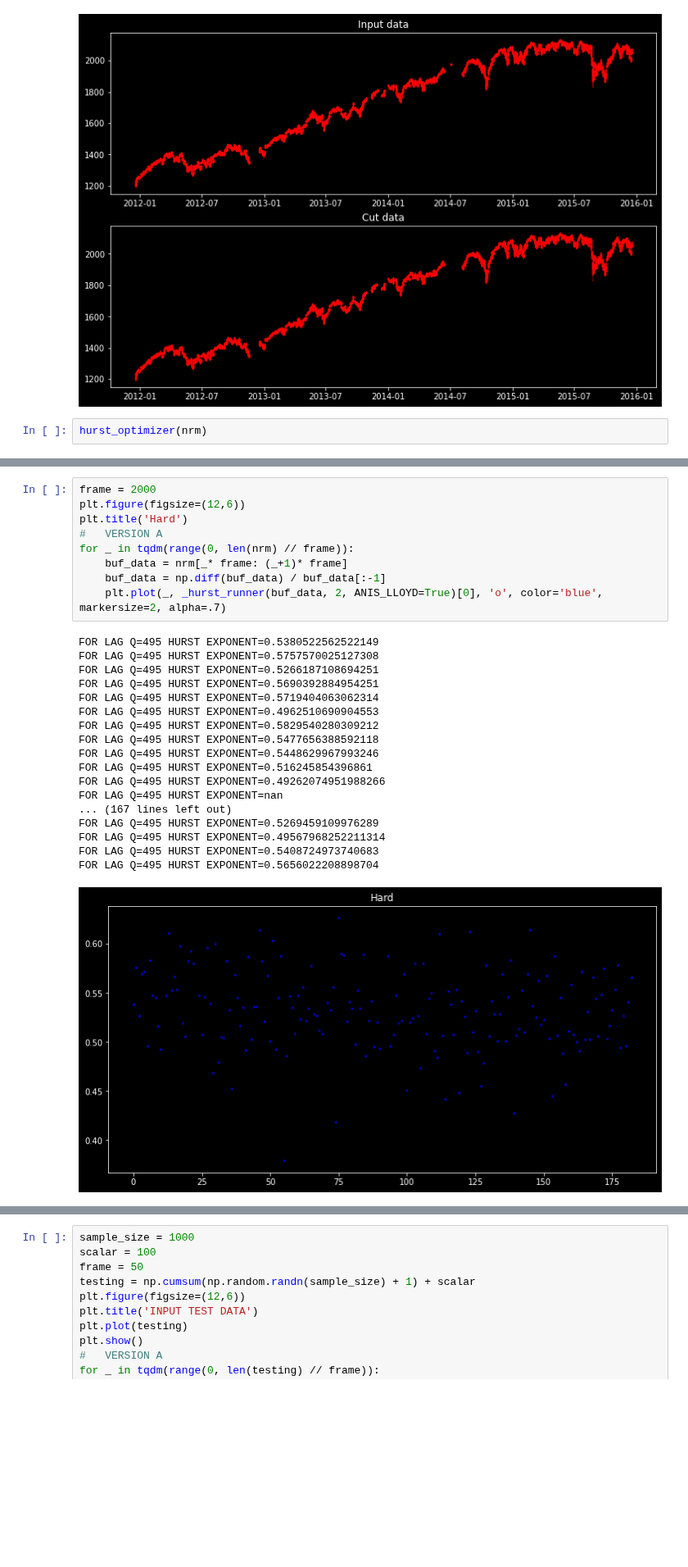
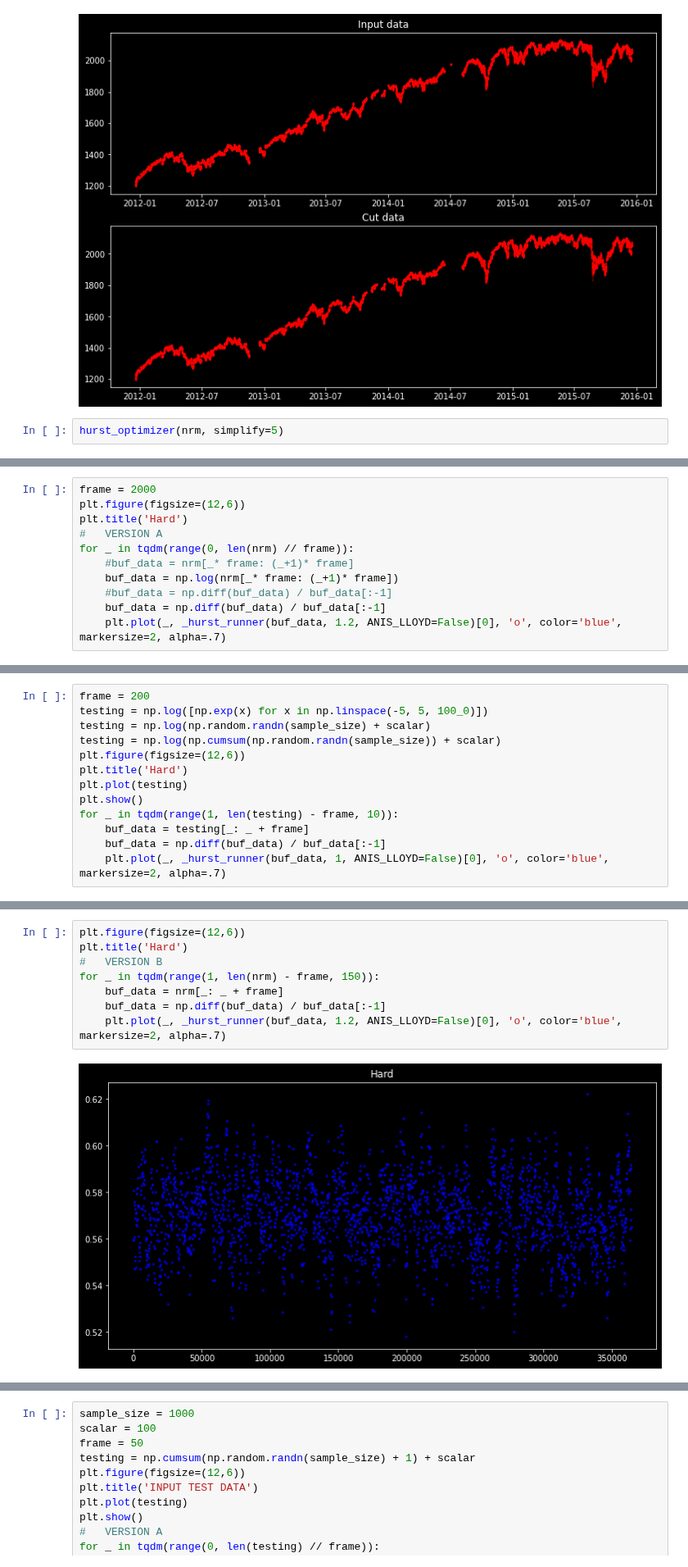
Before and after one commit to Molozey/algo-andrii, a Jupyter notebook: Andrii/folder_15/Hurst exponent.ipynb, the cells around one changed output, grey strips where cells are left out. Shown at 82% size. Saved outputs shown, nothing was run; the diff lists cells and outputs as text; blank space fills up the shorter version.

Commit message:
Create: Hurst test

```diff
--- a/Andrii/folder_15/Hurst exponent.ipynb
+++ b/Andrii/folder_15/Hurst exponent.ipynb
@@ -226,5 +226,5 @@ nrm = normalize_data(data).close.values
 Duplicates at 6.18% of data
 [figure]
 # %%
-hurst_optimizer(nrm)
+hurst_optimizer(nrm, simplify=5)
 # %% [output]
@@ -231,0 +232,11 @@ hurst_optimizer(nrm)
+# %%
+frame = 2000
+plt.figure(figsize=(12,6))
+plt.title('Hard')
+#   VERSION A
+for _ in tqdm(range(0, len(nrm) // frame)):
+    #buf_data = nrm[_* frame: (_+1)* frame]
+    buf_data = np.log(nrm[_* frame: (_+1)* frame])
+    #buf_data = np.diff(buf_data) / buf_data[:-1]
+    buf_data = np.diff(buf_data) / buf_data[:-1]
+    plt.plot(_, _hurst_runner(buf_data, 1.2, ANIS_LLOYD=False)[0], 'o', color='blue', markersize=2, alpha=.7)
@@ -231,0 +245,13 @@ hurst_optimizer(nrm)
+# %%
+frame = 200
+testing = np.log([np.exp(x) for x in np.linspace(-5, 5, 100_0)])
+testing = np.log(np.random.randn(sample_size) + scalar)
+testing = np.log(np.cumsum(np.random.randn(sample_size)) + scalar)
+plt.figure(figsize=(12,6))
+plt.title('Hard')
+plt.plot(testing)
+plt.show()
+for _ in tqdm(range(1, len(testing) - frame, 10)):
+    buf_data = testing[_: _ + frame]
+    buf_data = np.diff(buf_data) / buf_data[:-1]
+    plt.plot(_, _hurst_runner(buf_data, 1, ANIS_LLOYD=False)[0], 'o', color='blue', markersize=2, alpha=.7)
@@ -232,29 +261,11 @@ hurst_optimizer(nrm)
 # %%
-frame = 2000
 plt.figure(figsize=(12,6))
 plt.title('Hard')
-#   VERSION A
-for _ in tqdm(range(0, len(nrm) // frame)):
-    buf_data = nrm[_* frame: (_+1)* frame]
+#   VERSION B
+for _ in tqdm(range(1, len(nrm) - frame, 150)):
+    buf_data = nrm[_: _ + frame]
     buf_data = np.diff(buf_data) / buf_data[:-1]
-    plt.plot(_, _hurst_runner(buf_data, 2, ANIS_LLOYD=True)[0], 'o', color='blue', markersize=2, alpha=.7)
+    plt.plot(_, _hurst_runner(buf_data, 1.2, ANIS_LLOYD=False)[0], 'o', color='blue', markersize=2, alpha=.7)
 # %% [output]
-FOR LAG Q=495 HURST EXPONENT=0.5380522562522149
-FOR LAG Q=495 HURST EXPONENT=0.5757570025127308
-FOR LAG Q=495 HURST EXPONENT=0.5266187108694251
-FOR LAG Q=495 HURST EXPONENT=0.5690392884954251
-FOR LAG Q=495 HURST EXPONENT=0.5719404063062314
-FOR LAG Q=495 HURST EXPONENT=0.4962510690904553
-FOR LAG Q=495 HURST EXPONENT=0.5829540280309212
-FOR LAG Q=495 HURST EXPONENT=0.5477656388592118
-FOR LAG Q=495 HURST EXPONENT=0.5448629967993246
-FOR LAG Q=495 HURST EXPONENT=0.516245854396861
-FOR LAG Q=495 HURST EXPONENT=0.49262074951988266
-FOR LAG Q=495 HURST EXPONENT=nan
-... (167 lines left out)
-FOR LAG Q=495 HURST EXPONENT=0.5269459109976289
-FOR LAG Q=495 HURST EXPONENT=0.49567968252211314
-FOR LAG Q=495 HURST EXPONENT=0.5408724973740683
-FOR LAG Q=495 HURST EXPONENT=0.5656022208898704
-[figure, old version]
+[figure, new version]
 # %%
```
Also changed, not shown: parts of 7 cells of this notebook.
